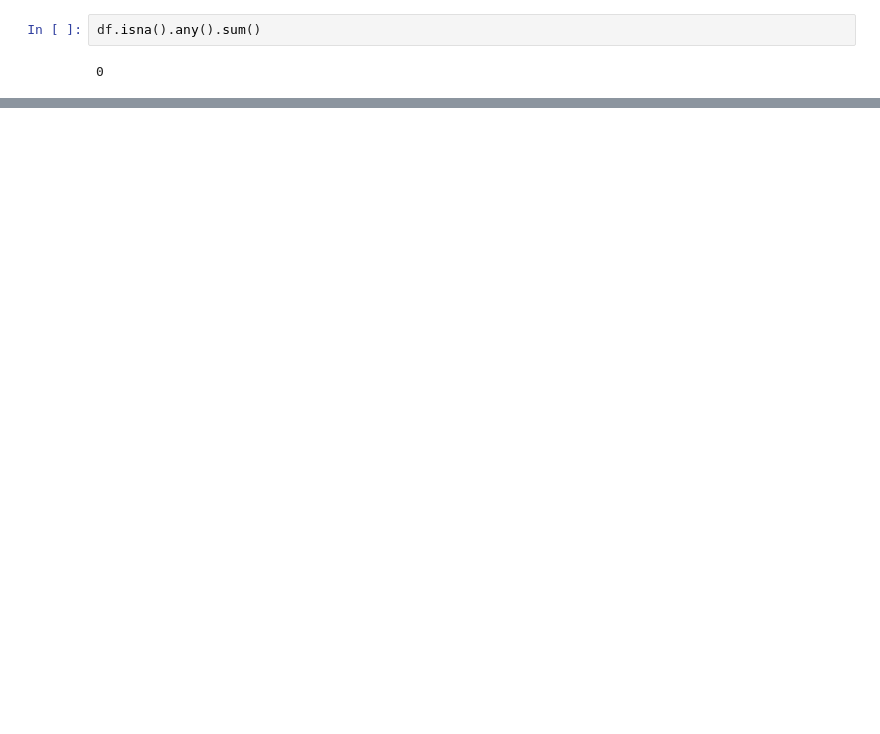
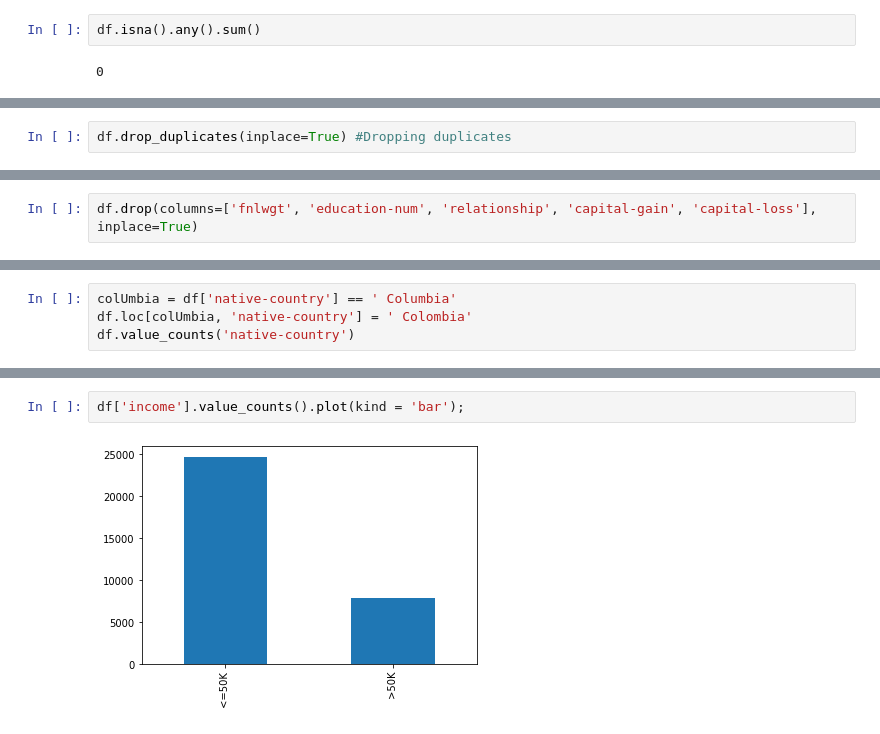
Before and after one commit to jul1andav1d/Census-Data-Prjct-2, a Jupyter notebook: PROJECT_2_Part_2.ipynb, the cells around one changed output, grey strips where cells are left out. Saved outputs shown, nothing was run; the diff lists cells and outputs as text; blank space fills up the shorter version.

```diff
--- a/PROJECT_2_Part_2.ipynb
+++ b/PROJECT_2_Part_2.ipynb
@@ -142,0 +168,2 @@ df.isna().any().sum()
+# %%
+df.drop_duplicates(inplace=True) #Dropping duplicates
@@ -142,0 +180,2 @@ df.isna().any().sum()
+# %%
+df.drop(columns=['fnlwgt', 'education-num', 'relationship', 'capital-gain', 'capital-loss'], inplace=True)
@@ -142,0 +319,4 @@ df.isna().any().sum()
+# %%
+colUmbia = df['native-country'] == ' Columbia'
+df.loc[colUmbia, 'native-country'] = ' Colombia'
+df.value_counts('native-country')
@@ -142,0 +357,4 @@ df.isna().any().sum()
+# %%
+df['income'].value_counts().plot(kind = 'bar');
+# %% [output]
+[figure, added]
```
Also changed, not shown: parts of 40 cells of this notebook.
